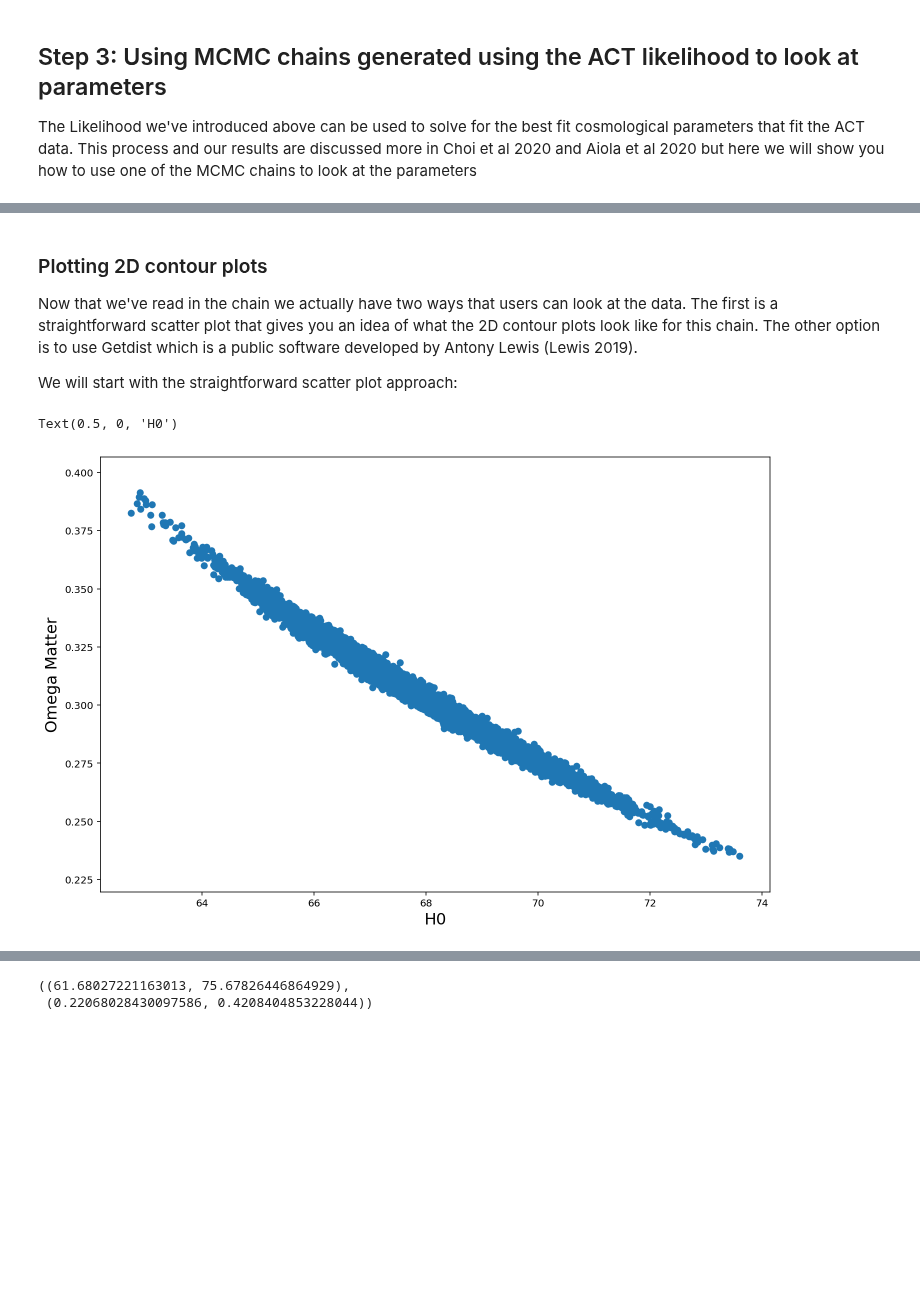
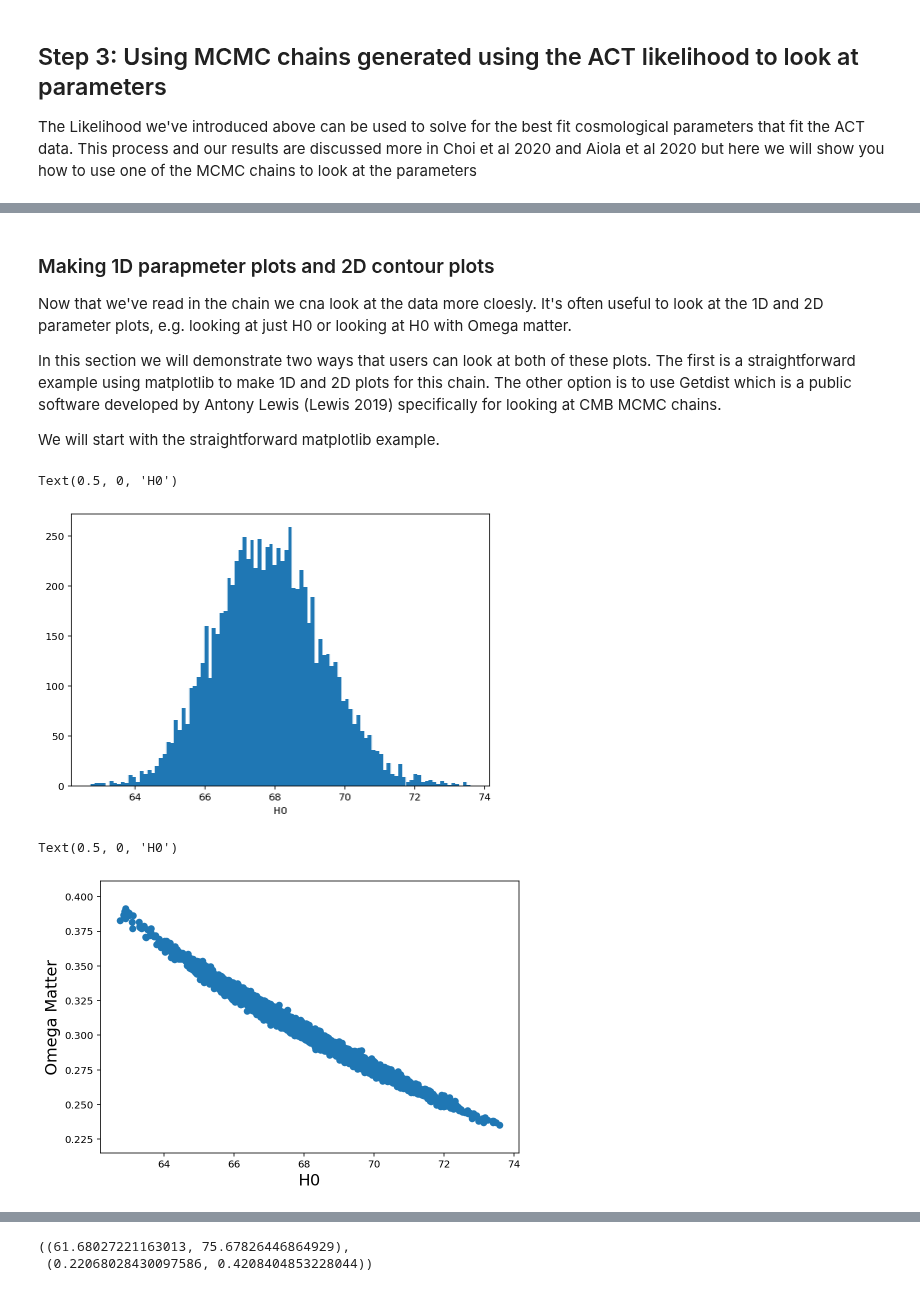
Before and after one commit to ACTCollaboration/DR4_DR5_Notebooks, a Jupyter notebook: Notebooks/Section_10_ACT_likelihood.ipynb, the cells around one changed output, grey strips where cells are left out. Drawn from its saved outputs; the diff is of its cells as text; code cells hidden in the pictures; blank space fills up the shorter version.

```diff
--- a/Notebooks/Section_10_ACT_likelihood.ipynb
+++ b/Notebooks/Section_10_ACT_likelihood.ipynb
@@ -162,22 +162,34 @@ names["parameter"]
 50     chi2_prior*
 Name: parameter, dtype: object
 # %% [markdown]
-### Plotting 2D contour plots
-Now that we've read in the chain we actually have two ways that users can look at the data.  The first is a straightforward scatter plot that gives you an idea of what the 2D contour plots look like for this chain.  The other option is to use Getdist which is a public software developed by Antony Lewis (Lewis 2019).
+### Making 1D parapmeter plots and 2D contour plots
+Now that we've read in the chain we cna look at the data more cloesly.  It's often useful to look at the 1D and 2D parameter plots, e.g. looking at just H0 or looking at H0 with Omega matter.
 
-We will start with the straightforward scatter plot approach:
+In this section we will demonstrate two ways that users can look at both of these plots.  The first is a straightforward example using matplotlib to make 1D and 2D plots for this chain.  The other option is to use Getdist which is a public software developed by Antony Lewis (Lewis 2019) specifically for looking at CMB MCMC chains.
+
+We will start with the straightforward matplotlib example.
+# %%
+# We begin with the 1D plot of H0
+
+# we use a histogram to look at the data here
+plt.figure(figsize = (7.5,5))
+plt.hist(chain[:,9], bins = 100)
+plt.xlabel("H0")
+# %% [output]
+Text(0.5, 0, 'H0')
+[figure, added]
 # %%
-# We can plot using a scatter plot
+# Now let's try a 2D example adding in Omega Matter
 
 # It's worth noting that since the first two columns of the chains are iteration and likelihood we add +2
 # to the column number shown above when calling the columns in our scatter plot (i.e. we want H0 which is the
 # 7th parameter above so we plot chain[:, 9]) to get H0
 
-plt.figure(figsize = (12, 8))
+plt.figure(figsize = (7.5, 5))
 plt.scatter(chain[:,9], chain[:,11])
 plt.ylabel("Omega Matter", fontsize = 16)
 plt.xlabel("H0", fontsize = 16)
 # %% [output]
 Text(0.5, 0, 'H0')
-[figure, old version]
+[figure, new version]
 # %% [markdown]
```
Also changed, not shown: parts of 4 cells of this notebook, 3 other files.
